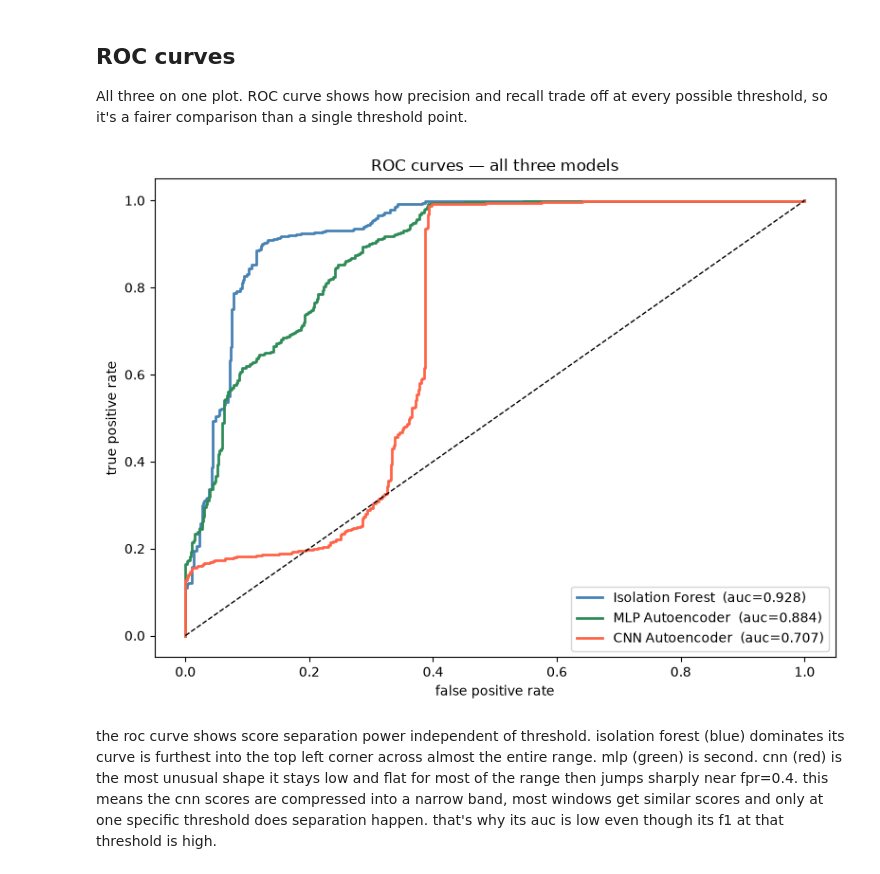
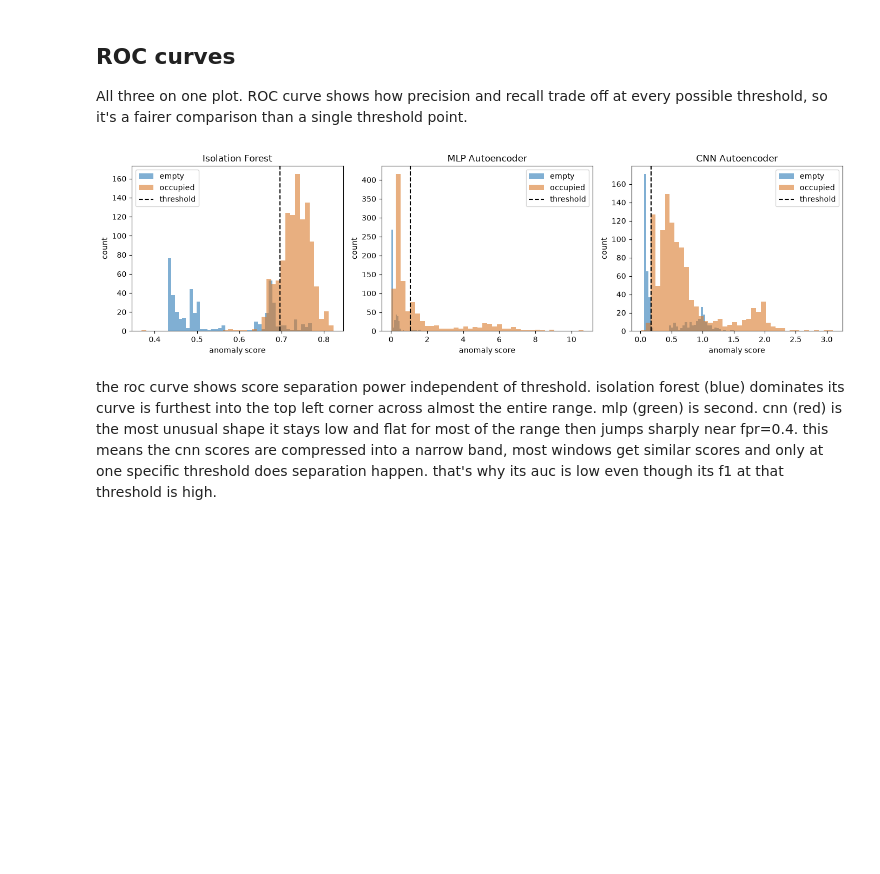
Before and after one commit to Nur2424/wifi-presence-detection, a Jupyter notebook: uci/uci-notebooks/05_comparison.ipynb, the cells around one changed output. Saved outputs shown, nothing was run; the diff lists cells and outputs as text; code cells hidden in the pictures; blank space fills up the shorter version.

```diff
--- a/uci/uci-notebooks/05_comparison.ipynb
+++ b/uci/uci-notebooks/05_comparison.ipynb
@@ -9,10 +9,11 @@ import numpy as np
 import matplotlib.pyplot as plt
 from sklearn.metrics import (precision_score, recall_score, f1_score,
                              roc_auc_score, roc_curve)
+import os
 
-iso = np.load('../../results/uci/iso_scores.npz')
-ae  = np.load('../../results/uci/ae_scores.npz')
-cnn = np.load('../../results/uci/cnn_scores.npz')
+iso = np.load('../uci-outputs/iso_scores.npz')
+ae  = np.load('../uci-outputs/ae_scores.npz')
+cnn = np.load('../uci-outputs/cnn_scores.npz')
 
 # all three share the same y_test
 y_test = iso['y_test']
@@ -31,9 +32,11 @@ empty: 452  occupied: 1099
 
 Need the val scores to recompute thresholds here. Loading prepared data and rerunning the threshold step for each model so everything is in one place.
 # %%
-data = np.load('../../data/uci/prepared.npz')
-X_val = data['X_val']
+HERE      = os.path.abspath('')
+DATA_PATH = os.path.join(HERE, '../uci-data/prepared.npz')
 
+data       = np.load(DATA_PATH)
+X_val      = data['X_val']
 train_mean = data['train_mean']
 train_std  = data['train_std']
 
@@ -175,27 +178,26 @@ cnn has the highest recall of all three (0.988, misses only 13 occupied windows
 
 All three on one plot. ROC curve shows how precision and recall trade off at every possible threshold, so it's a fairer comparison than a single threshold point.
 # %%
-plt.figure(figsize=(8,6))
+fig, axes = plt.subplots(1, 3, figsize=(14, 4))
 
-colors = {'Isolation Forest': 'steelblue',
-          'MLP Autoencoder' : 'seagreen',
-          'CNN Autoencoder' : 'tomato'}
+colors = {'Isolation Forest': '#2C7BB6',
+          'MLP Autoencoder' : '#D97B2B',
+          'CNN Autoencoder' : '#4DAF4A'}
 
-for name, (scores, _) in models.items():
-    fpr, tpr, _ = roc_curve(y_test, scores)
-    auc = results[name][3]
-    plt.plot(fpr, tpr, label=f"{name}  (auc={auc:.3f})", color=colors[name], linewidth=2)
+for ax, (name, (scores, thresh)) in zip(axes, models.items()):
+    ax.hist(scores[y_test==0], bins=40, alpha=0.6, label='empty',    color='#2C7BB6')
+    ax.hist(scores[y_test==1], bins=40, alpha=0.6, label='occupied', color='#D97B2B')
+    ax.axvline(thresh, color='black', linestyle='--', label='threshold')
+    ax.set_title(name)
+    ax.set_xlabel('anomaly score')
+    ax.set_ylabel('count')
+    ax.legend()
 
-plt.plot([0,1],[0,1], 'k--', linewidth=1)
-plt.xlabel('false positive rate')
-plt.ylabel('true positive rate')
-plt.title('ROC curves — all three models')
-plt.legend()
 plt.tight_layout()
-plt.savefig('../../results/uci/05_roc_curves.png', dpi=150, bbox_inches='tight')
+plt.savefig('../uci-outputs/05_score_distributions.png', dpi=150, bbox_inches='tight')
 plt.show()
 # %% [output]
-[figure, old version]
+[figure, new version]
 # %% [markdown]
 the roc curve shows score separation power independent of threshold. isolation forest (blue) dominates its curve is furthest into the top left corner across almost the entire range. mlp (green) is second. cnn (red) is the most unusual shape it stays low and flat for most of the range then jumps sharply near fpr=0.4. this means the cnn scores are compressed into a narrow band, most windows get similar scores and only at one specific threshold does separation happen. that's why its auc is low even though its f1 at that threshold is high.
 # %% [markdown]
```
Also changed, not shown: parts of 3 cells of this notebook, 9 other files.
